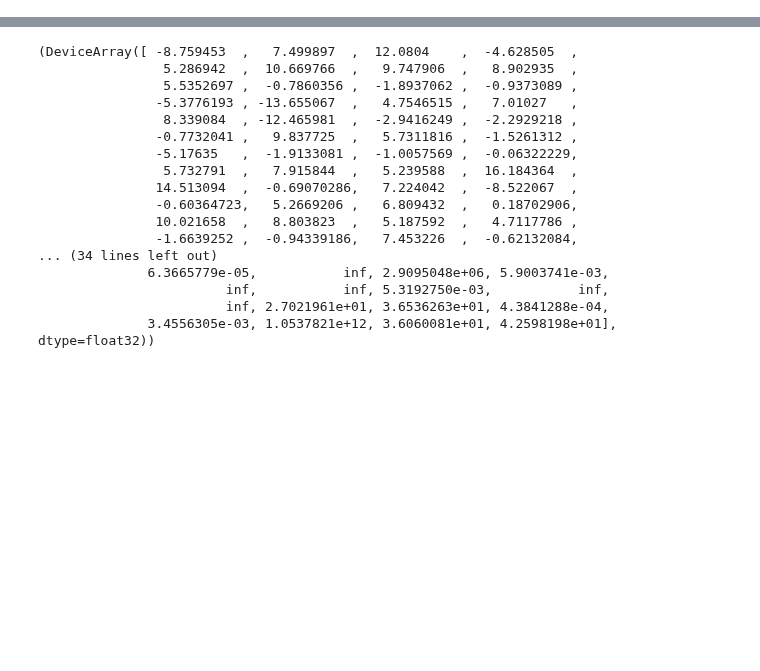
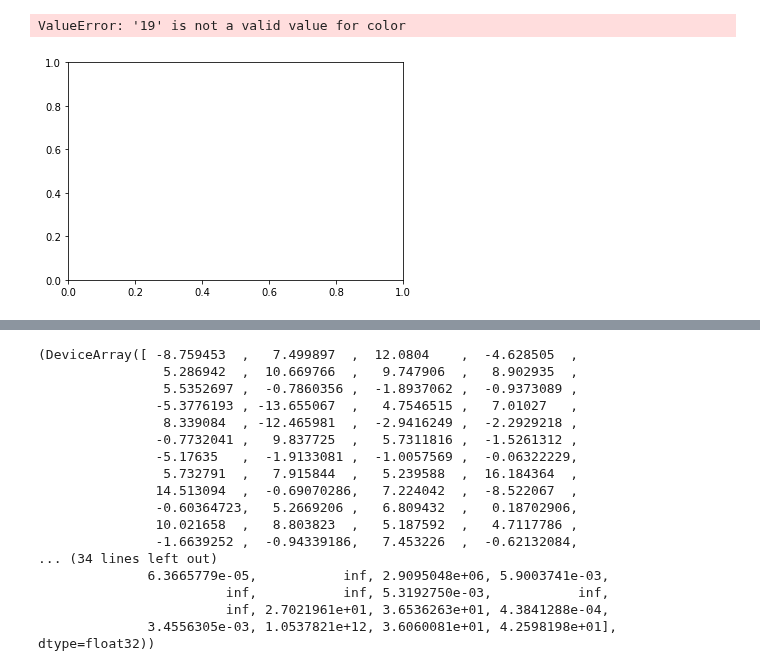
Before and after one commit to ajipalar/pynet, a Jupyter notebook: devel/ais.ipynb, the cells around one changed output, grey strips where cells are left out. Cells and saved outputs as stored; diff of their text form; code cells hidden in the pictures; blank space fills up the shorter version.

```diff
--- a/devel/ais.ipynb
+++ b/devel/ais.ipynb
@@ -23,0 +45,5 @@ plt.plot(x, y)
+# %%
+plt.plot(x, vmap(f_n)(x), color='19')
+# %% [output]
+ValueError: '19' is not a valid value for color
+[figure, added]
```
Also changed, not shown: parts of 20 cells of this notebook, 1 other file.
